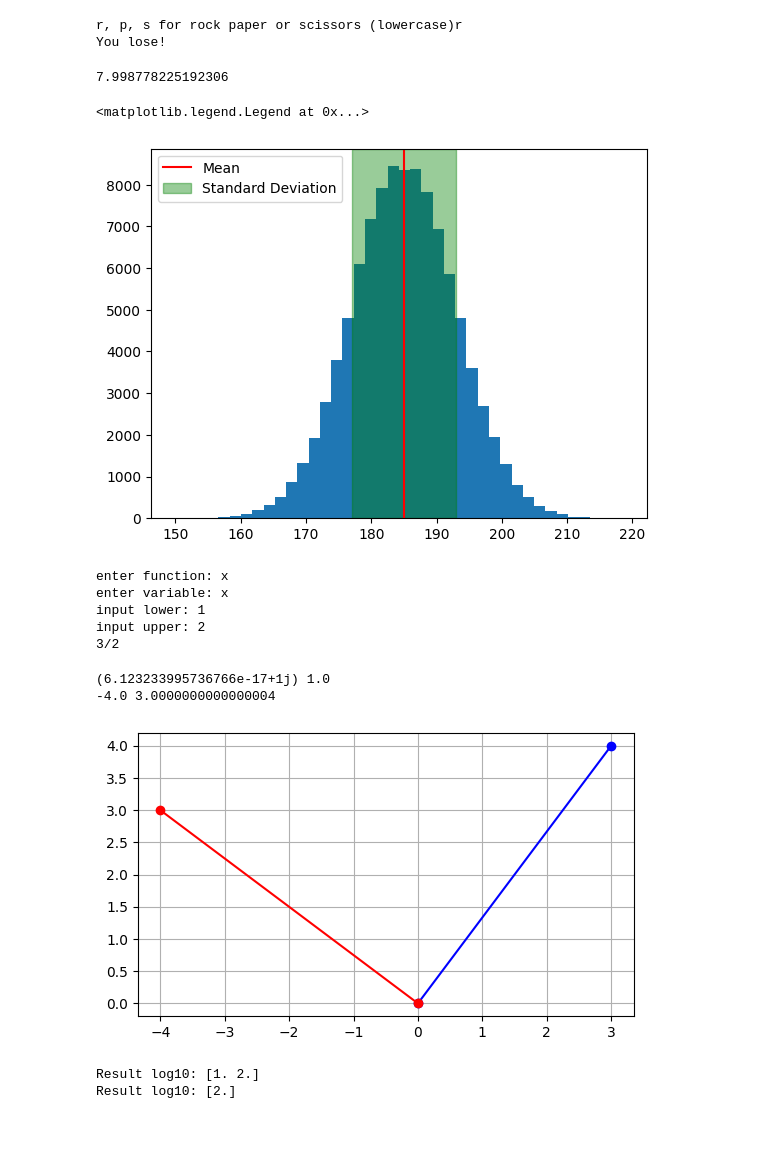
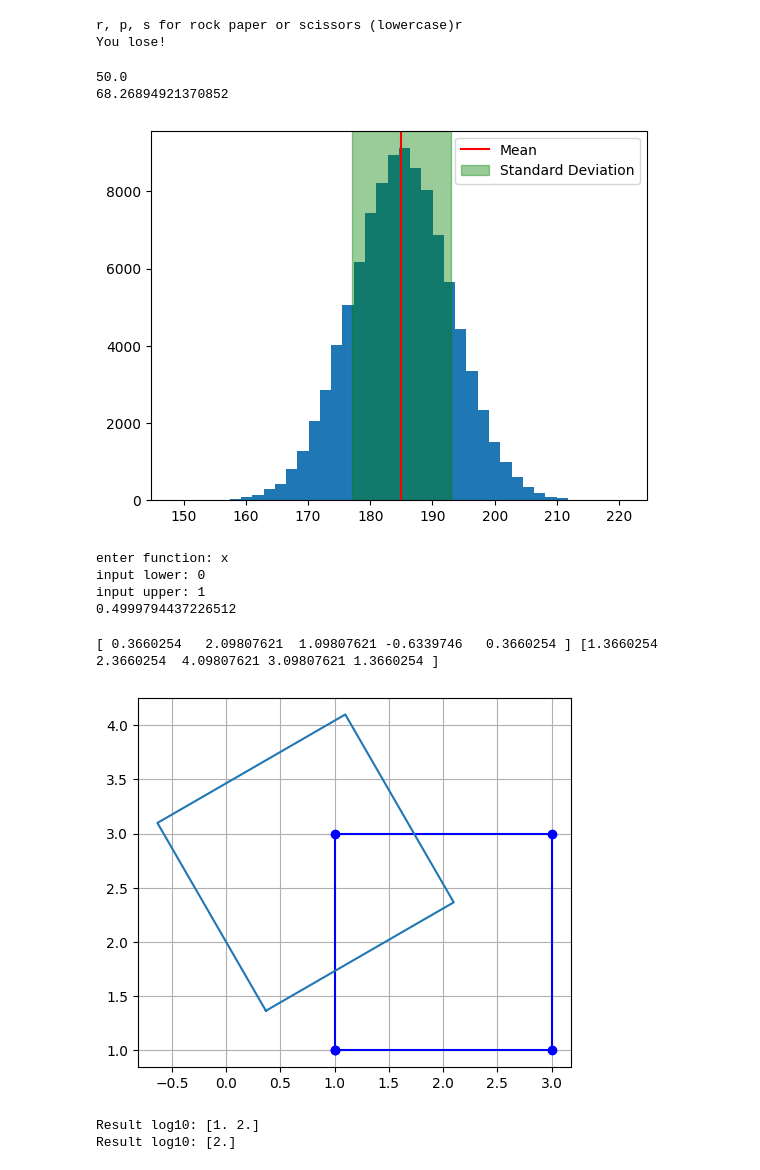
Before and after one commit to Preenis4/PROGNUM-repo, a Jupyter notebook: Task4/SHESS4.ipynb, the cells around one changed output. Cells and saved outputs as stored; diff of their text form; code cells hidden in the pictures; blank space fills up the shorter version.

```diff
--- a/Task4/SHESS4.ipynb
+++ b/Task4/SHESS4.ipynb
@@ -45,7 +45,7 @@ You lose!
 #4.4
 import matplotlib.pyplot as plt
 import numpy as np
-from scipy import stats
+import scipy.stats as scipp
 
 pepl = np.random.normal(185, 8, 100000)
 
@@ -53,62 +53,62 @@ plt.hist(pepl, 40)
 
 mien = np.mean(pepl)
 sand = np.std(pepl)
-print(sand)
 plt.axvline(x = mien, color = 'r', label = 'Mean')
 plt.axvspan(mien-sand, mien+sand, color = "g", alpha=0.4, label='Standard Deviation')
 plt.legend()
+
+cdff = scipp.norm.cdf(mien, mien, sand)
+one = scipp.norm.cdf(mien+sand, mien, sand) - scipp.norm.cdf(mien-sand, mien, sand)
+
+print(cdff*100)
+print(one*100)
 # %% [output]
-7.998778225192306
+50.0
+68.26894921370852
-<matplotlib.legend.Legend at 0x...>
-[figure, old version]
+[figure, new version]
 # %%
 #4.6
-from sympy import symbols, integrate, sympify
-
+import numpy as np
 
 integrand = input('enter function: ')
-variable = input('enter variable: ')
-lower = input('input lower: ')
-upper = input('input upper: ')
+lower = float(input('input lower: '))
+upper = float(input('input upper: '))
+n = 100000000
 
-x = symbols(variable)
-expr = sympify(integrand)
-integral = integrate(expr, (x, lower, upper))
+x = np.random.uniform(lower, upper, n)
+rum = ((upper-lower)/(n))*np.sum(eval(integrand))
 
-print(integral)
-
-#change
+print(rum)
 # %% [output]
 enter function: x
-enter variable: x
-input lower: 1
-input upper: 2
-3/2
+input lower: 0
+input upper: 1
+0.4999794437226512
 # %%
 #4.12
 import numpy as np
 import math
 
-theta = math.radians(90)
+x = np.array([1,3,3,1,1])
+y = np.array([1,1,3,3,1])
+
+theta = math.radians(30)
 rotor = np.cos(theta) + 1j*np.sin(theta)
-print(rotor, abs(rotor))
-
-z = 3 + 4j
+z= x+ y*1j
 zr = rotor * z
 xr = zr.real
 yr = zr.imag
 print(xr, yr)
 
 from matplotlib import pyplot as plt
-plt.plot([0,3], [0,4], color='b', marker='o')
-plt.plot([0,xr], [0,yr], color='r', marker='o')
+plt.plot(x,y, color='b', marker='o')
+plt.plot(xr,yr)
 plt.gca().set_aspect(1)
 plt.grid()
 plt.show()
 # %% [output]
-(6.123233995736766e-17+1j) 1.0
--4.0 3.0000000000000004
+[ 0.3660254   2.09807621  1.09807621 -0.6339746   0.3660254 ] [1.3660254  2.3660254  4.09807621 3.09807621 1.3660254 ]
-[figure, old version]
+[figure, new version]
 # %%
 #4.14
 import numpy as np
```
Also changed, not shown: parts of 2 cells of this notebook.
